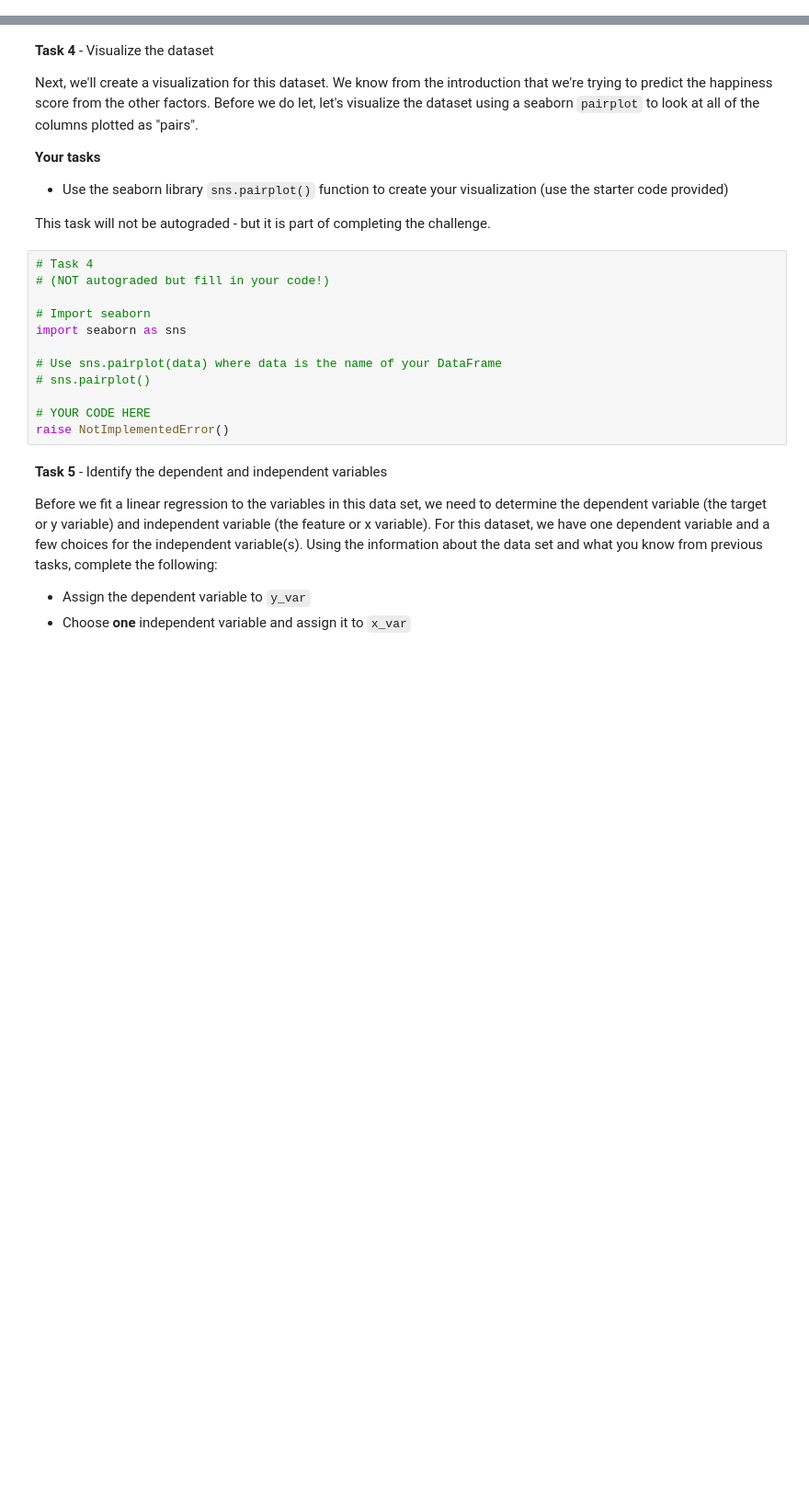
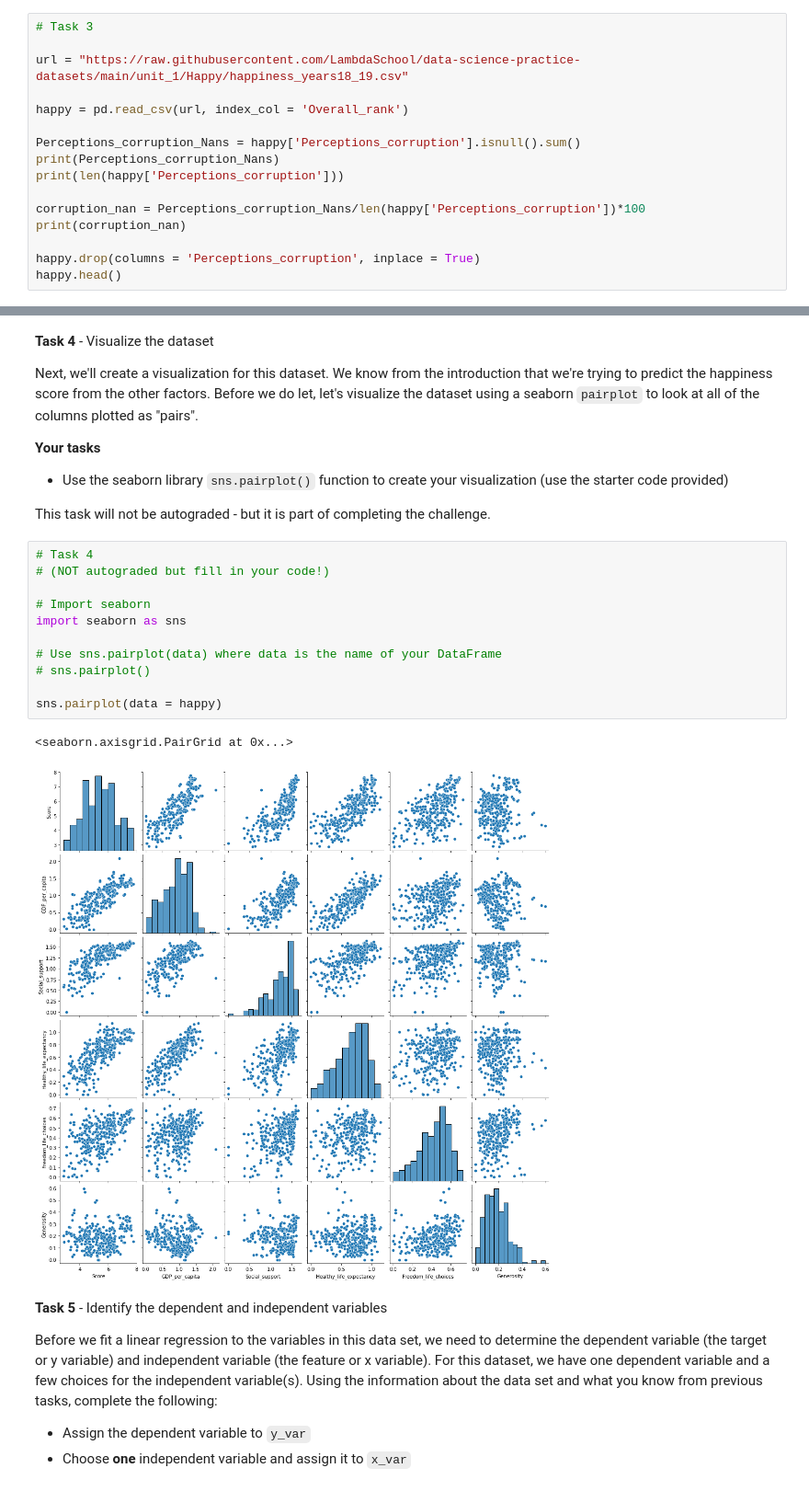
Before and after one commit to Samuel-Egbert31415/DS-Unit-1-Sprint-1-Data-Wrangling-and-Storytelling, a Jupyter notebook: Unit1_Sprint3_Challenge_Samuel_Egbert.ipynb, the cells around one changed output, grey strips where cells are left out. Shown at 92% size. Drawn from its saved outputs; the diff is of its cells as text; blank space fills up the shorter version.

```diff
--- a/Unit1_Sprint3_Challenge_Samuel_Egbert.ipynb
+++ b/Unit1_Sprint3_Challenge_Samuel_Egbert.ipynb
@@ -110,0 +135,16 @@ happy.head()
+# %%
+# Task 3
+
+url = "https://raw.githubusercontent.com/LambdaSchool/data-science-practice-datasets/main/unit_1/Happy/happiness_years18_19.csv"
+
+happy = pd.read_csv(url, index_col = 'Overall_rank')
+
+Perceptions_corruption_Nans = happy['Perceptions_corruption'].isnull().sum()
+print(Perceptions_corruption_Nans)
+print(len(happy['Perceptions_corruption']))
+
+corruption_nan = Perceptions_corruption_Nans/len(happy['Perceptions_corruption'])*100
+print(corruption_nan)
+
+happy.drop(columns = 'Perceptions_corruption', inplace = True)
+happy.head()
@@ -128,15 +179,17 @@ This task will not be autograded - but it is part of completing the challenge.
 # %%
 # Task 4
 # (NOT autograded but fill in your code!)
 
 # Import seaborn
 import seaborn as sns
 
 # Use sns.pairplot(data) where data is the name of your DataFrame
 # sns.pairplot()
 
-# YOUR CODE HERE
-raise NotImplementedError()
+sns.pairplot(data = happy)
+# %% [output]
+<seaborn.axisgrid.PairGrid at 0x...>
+[figure, added]
 # %% [markdown]
 **Task 5** - Identify the dependent and independent variables
 
```
Also changed, not shown: parts of 4 cells of this notebook.
